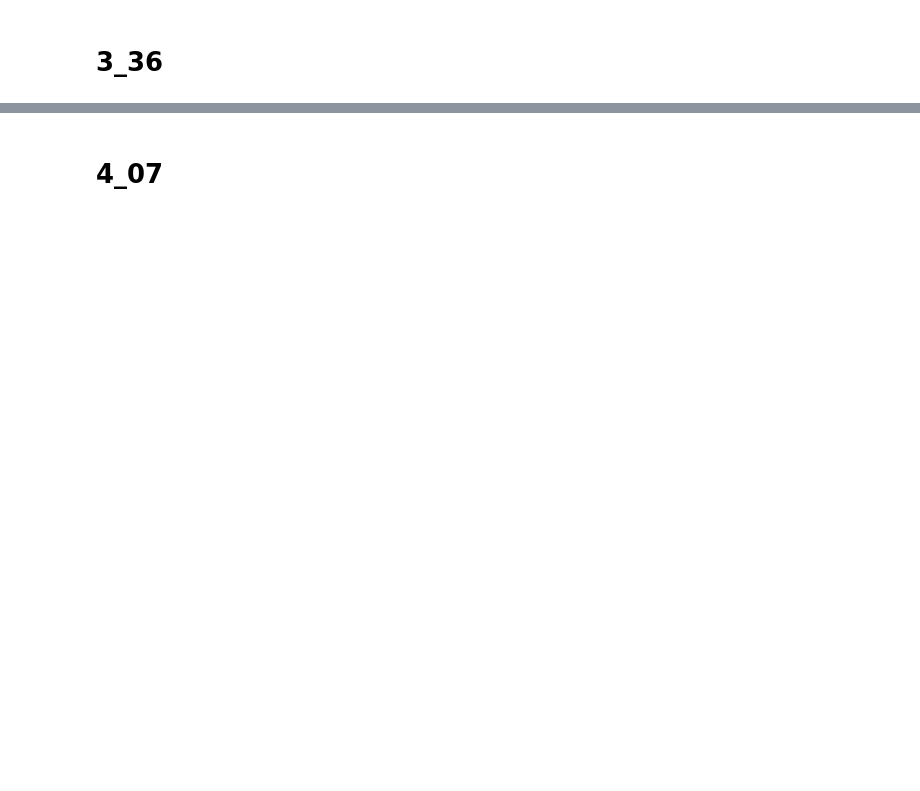
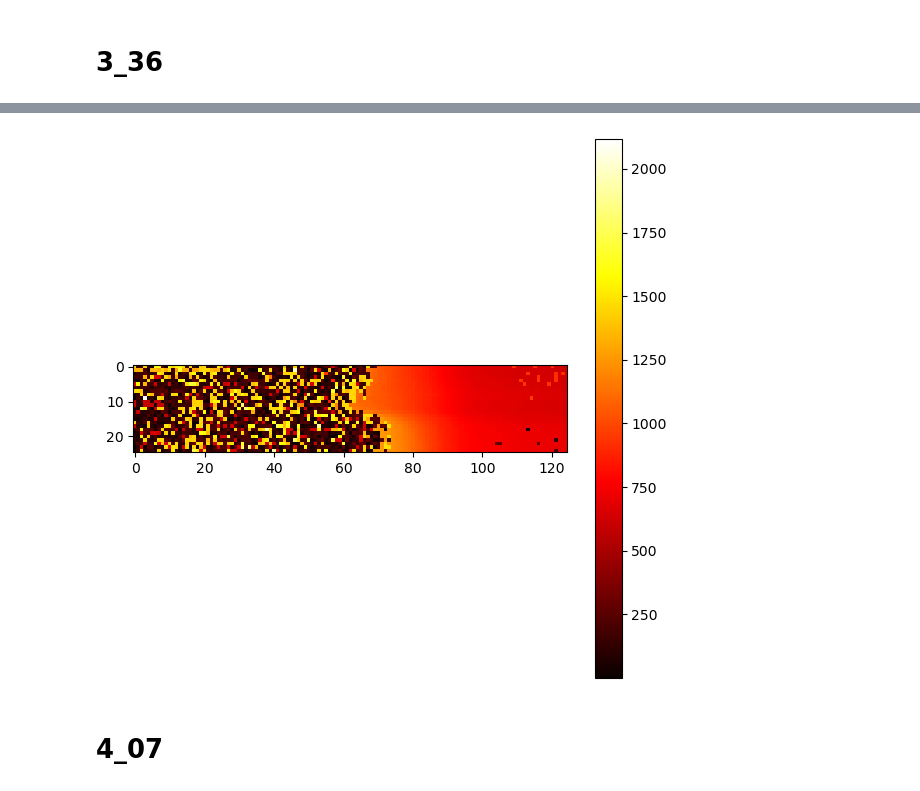
Before and after one commit to NamanJParikh/reu2024-hyperspectral-camera, a Jupyter notebook: ProjectFinalResults/timeline.ipynb, the cells around one changed output, grey strips where cells are left out. Drawn from its saved outputs; the diff is of its cells as text; code cells hidden in the pictures; blank space fills up the shorter version.

```diff
--- a/ProjectFinalResults/timeline.ipynb
+++ b/ProjectFinalResults/timeline.ipynb
@@ -360,6 +430,13 @@ for (i,j) in itertools.product(range(cut_15_36.shape[0]), range(cut_15_36.shape[
     except: temp_15_36[i][j] = -1
 
 np.save("./temp_15_36", temp_15_36)
+# %%
+plt.figure(figsize=(7,7))
+plt.imshow(temp_15_36, cmap="hot")
+plt.colorbar()
+plt.show()
+# %% [output]
+[figure, added]
 # %% [markdown]
 # 4_07
 # %%
```
Also changed, not shown: parts of 13 cells of this notebook, 9 other files.
